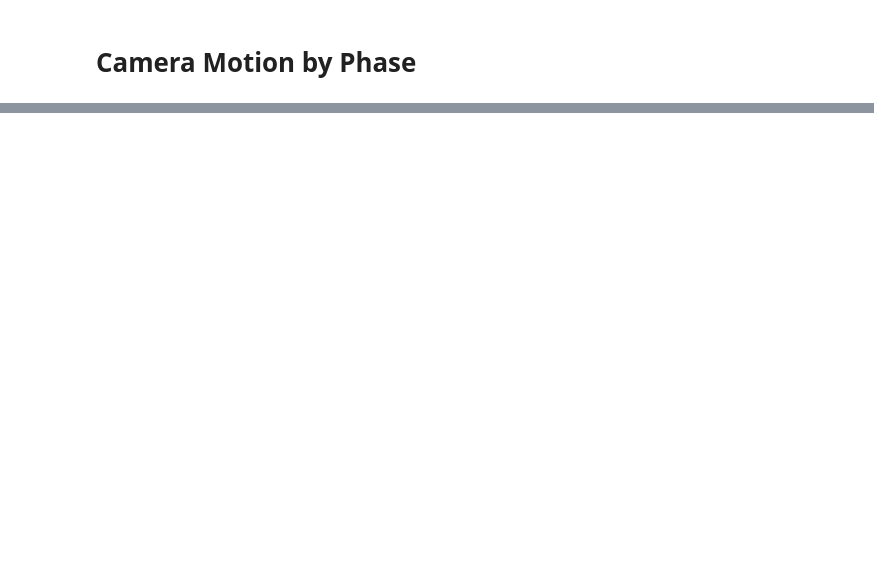
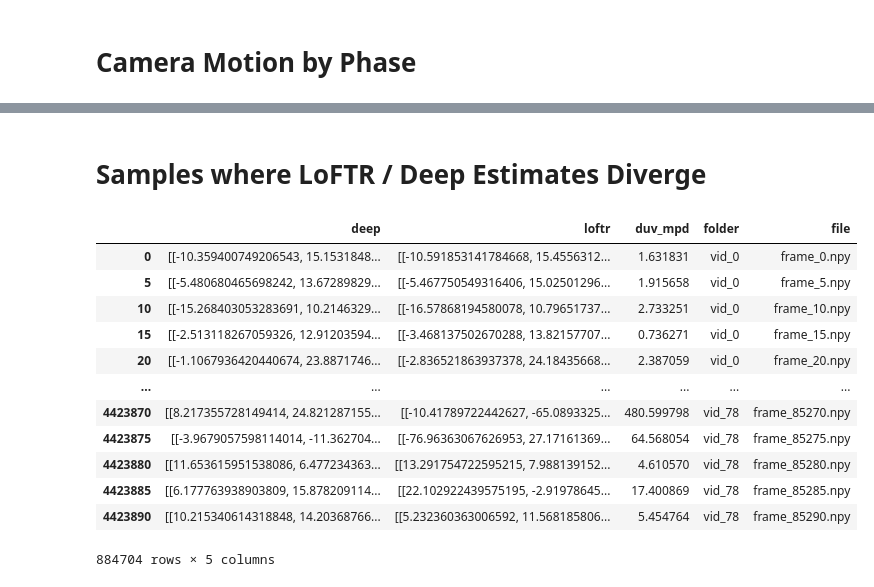
Before and after one commit to RViMLab/MICCAI2023-Camera-Motion-Prediction, a Jupyter notebook: notebooks/21_11_24_duv_weighted_imitation/21_11_24_plot_duv_mpd.ipynb, the cells around one changed output, grey strips where cells are left out. Drawn from its saved outputs; the diff is of its cells as text; code cells hidden in the pictures; blank space fills up the shorter version.

```diff
--- a/notebooks/21_11_24_duv_weighted_imitation/21_11_24_plot_duv_mpd.ipynb
+++ b/notebooks/21_11_24_duv_weighted_imitation/21_11_24_plot_duv_mpd.ipynb
@@ -197,0 +146,44 @@ len(df[df.vid==57])
+# %% [markdown]
+# Samples where LoFTR / Deep Estimates Diverge
+# %%
+import os
+import numpy as np
+import pandas as pd
+
+
+loft_pkl = "22_11_09_loftr_pre_processed_frame_increment_5_frames_between_clips_5_log_test_train_no_nan.pkl"
+deep_pkl = "22_11_09_deep_pre_processed_frame_increment_5_frames_between_clips_5_log_test_train_no_nan.pkl"
+
+prefix = "/media/martin/Samsung_T5/data/endoscopic_data/cholec80_single_video_frames_cropped"
+loft_df = pd.read_pickle(os.path.join(prefix, loft_pkl))
+deep_df = pd.read_pickle(os.path.join(prefix, deep_pkl))
+
+# remove lists
+loft_df.duv_mpd = loft_df.duv_mpd.apply(lambda x: np.nan if np.isnan(x).any() else x)
+deep_df.duv_mpd = deep_df.duv_mpd.apply(lambda x: np.nan if np.isnan(x).any() else x)
+
+# maintain length
+# loft_df = loft_df.dropna()
+# deep_df = deep_df.dropna()
+
+# print("nans (due to failed homography estimate): ", len(deep_df) - len(loft_df))
+# %%
+# compute distance measure (mean pairwise distance)
+joint_df = pd.concat([loft_df.duv, deep_df.duv], axis=1, keys=['loftr', 'deep'])
+joint_df["duv_mpd"] = joint_df.apply(lambda x: np.linalg.norm(np.array(x.loftr) - np.array(x.deep), axis=1).mean(), axis=1)
+joint_df = pd.concat([joint_df.deep, joint_df.loftr, joint_df.duv_mpd, deep_df.folder, deep_df.file], keys=['deep', 'loftr', 'duv_mpd', 'folder', 'file'], axis=1)
+joint_df
+# %% [output]
+|  | deep | loftr | duv_mpd | folder | file |
+| 0 | [[-10.359400749206543, 15.1531848... | [[-10.591853141784668, 15.4556312... | 1.631831 | vid_0 | frame_0.npy |
+| 5 | [[-5.480680465698242, 13.67289829... | [[-5.467750549316406, 15.02501296... | 1.915658 | vid_0 | frame_5.npy |
+| 10 | [[-15.268403053283691, 10.2146329... | [[-16.57868194580078, 10.79651737... | 2.733251 | vid_0 | frame_10.npy |
+| 15 | [[-2.513118267059326, 12.91203594... | [[-3.468137502670288, 13.82157707... | 0.736271 | vid_0 | frame_15.npy |
+| 20 | [[-1.1067936420440674, 23.8871746... | [[-2.836521863937378, 24.18435668... | 2.387059 | vid_0 | frame_20.npy |
+| ... | ... | ... | ... | ... | ... |
+| 4423870 | [[8.217355728149414, 24.821287155... | [[-10.41789722442627, -65.0893325... | 480.599798 | vid_78 | frame_85270.npy |
+| 4423875 | [[-3.9679057598114014, -11.362704... | [[-76.96363067626953, 27.17161369... | 64.568054 | vid_78 | frame_85275.npy |
+| 4423880 | [[11.653615951538086, 6.477234363... | [[13.291754722595215, 7.988139152... | 4.610570 | vid_78 | frame_85280.npy |
+| 4423885 | [[6.177763938903809, 15.878209114... | [[22.102922439575195, -2.91978645... | 17.400869 | vid_78 | frame_85285.npy |
+| 4423890 | [[10.215340614318848, 14.20368766... | [[5.232360363006592, 11.568185806... | 5.454764 | vid_78 | frame_85290.npy |
+884704 rows × 5 columns
```
Also changed, not shown: parts of 8 cells of this notebook.
